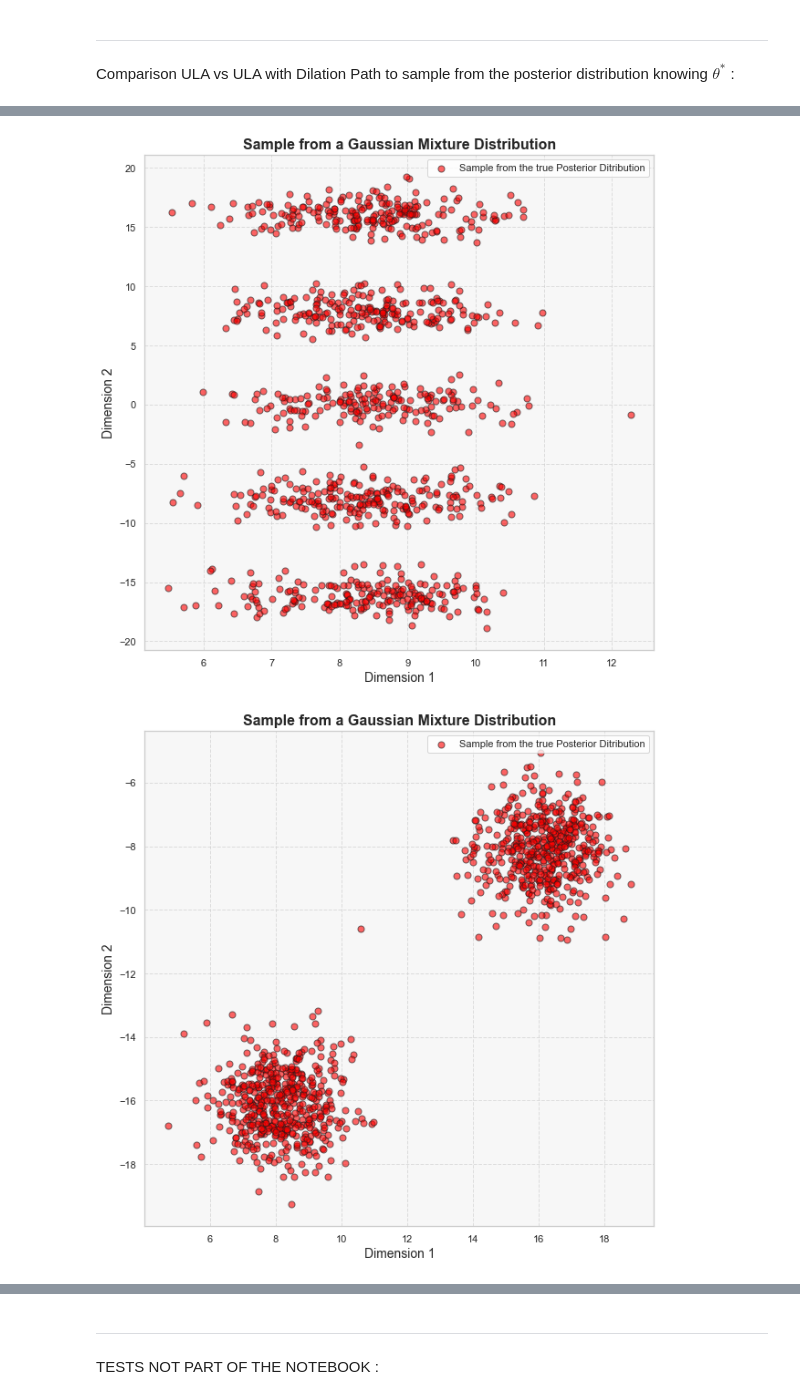
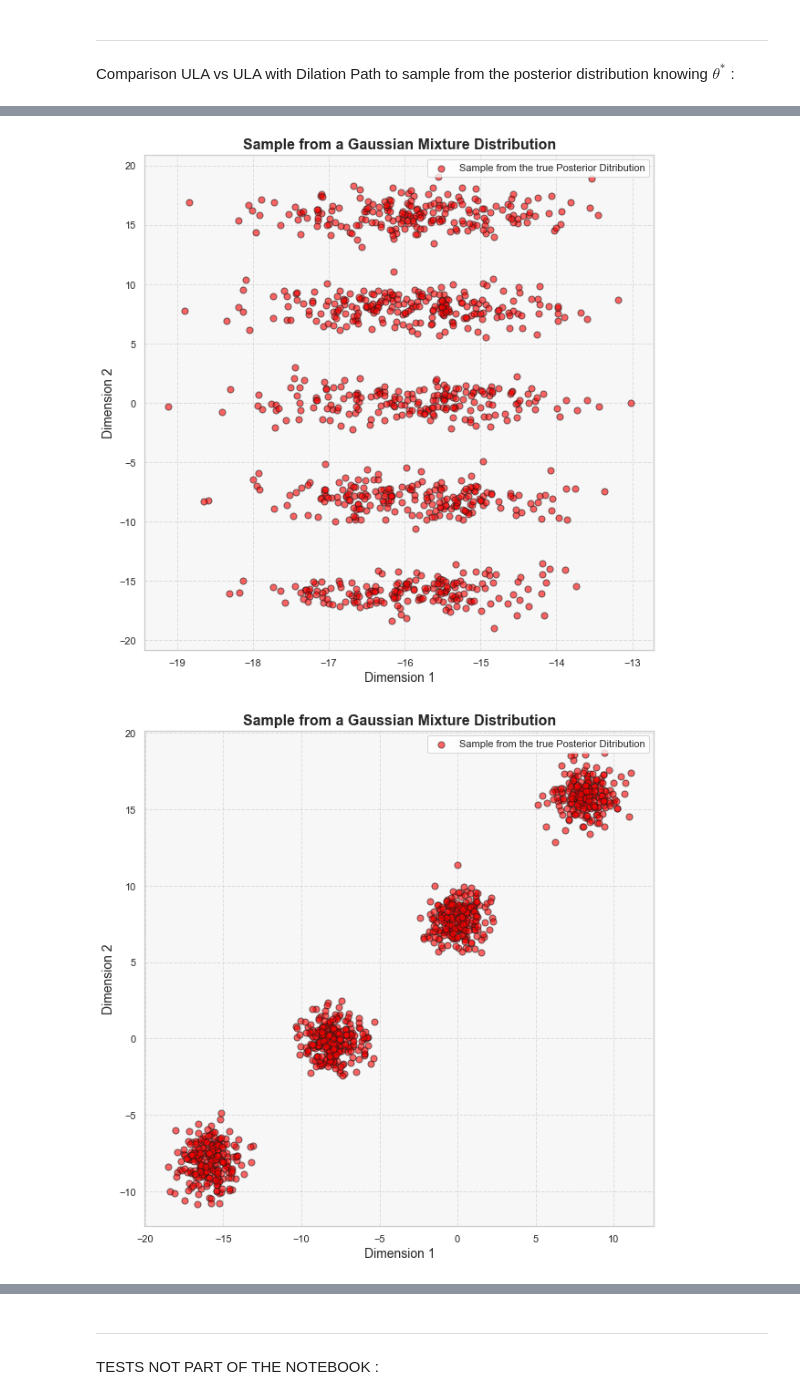
Before and after one commit to PyTomSss/Research_Project-Imperial_College, a Jupyter notebook: Interacting Particles - MMLE/IPLA - MMLE V2.ipynb, the cells around one changed output, grey strips where cells are left out. Drawn from its saved outputs; the diff is of its cells as text; code cells hidden in the pictures.

```diff
--- a/Interacting Particles - MMLE/IPLA - MMLE V2.ipynb
+++ b/Interacting Particles - MMLE/IPLA - MMLE V2.ipynb
@@ -188,7 +224,7 @@ def plot_sample_dx(sample_to_plot_1, desc_sample_1 = '', sample_to_plot_2=None,
 
     if sample_to_plot_2 is not None:
 
-        plt.scatter(sample_to_plot_2[:, 0], sample_to_plot_2[:, 1], alpha=0.2, s=50, color=sns.color_palette("husl", 8)[2], label = desc_sample_2, edgecolor='k')
+        plt.scatter(sample_to_plot_2[:, 0], sample_to_plot_2[:, 1], alpha=0.05, s=50, color=sns.color_palette("husl", 8)[2], label = desc_sample_2, edgecolor='k')
 
     plt.title('Sample from a Gaussian Mixture Distribution', fontsize=16, weight='bold')
     plt.xlabel('Dimension 1', fontsize=14)
@@ -224,7 +260,8 @@ def generate_obs_dx(x_star, theta, sigma_y) :
      return y_obs
 # %%
 x_star = sample_prior_dx(1, params[0], params[1], params[2])
-theta_star = np.random.uniform(0, 1, 80)
+#theta_star = np.random.uniform(0, 1, 80)
+theta_star = np.random.uniform(0, 1, 20)
 
 y_obs_dx = generate_obs_dx(x_star, theta_star, 0.1)
 y_obs_dx
@@ -273,13 +310,11 @@ def post_params_dx(theta, sigma_y, centers_prior, covariances_prior, weights_pri
     weights_posteriori = weights_posteriori / np.sum(weights_posteriori)
 
     return centers_posteriori, covariances_posteriori, weights_posteriori
-# %%
-theta_star = np.tile([-1, 1], 40)
-#theta_star = np.tile(np.random.uniform(-4, 4, 40), 2)
 # %%
-centers_posteriori, covariances_posteriori, weights_posteriori = post_params_dx(theta_star, 0.1, means_prior, covariances_prior, weights_prior, y_obs_dx)
+centers_posteriori, covariances_posteriori, weights_posteriori = post_params_dx(theta_star, 0.1, params[0], params[1], params[2], y_obs_dx)
 
 sample_post = sample_prior_dx(1000, centers_posteriori, covariances_posteriori, weights_posteriori)
+
 plot_sample_dx(sample_post)
 # %% [output]
 No handles with labels found to put in legend.
@@ -352,7 +495,7 @@ for i in range(len(theta_star_list)):
 # %%
 for i in range(len(theta_star_list)):
 
-    centers_posteriori, covariances_posteriori, weights_posteriori = post_params_dx(theta_star_list[i], 0.1, means_prior, covariances_prior, weights_prior, y_obs_list[i])
+    centers_posteriori, covariances_posteriori, weights_posteriori = post_params_dx(theta_star_list[i], 0.1, params[0], params[1], params[2], y_obs_list[i])
 
     sample_post = sample_prior_dx(1000, centers_posteriori, covariances_posteriori, weights_posteriori)
 
@@ -362,2 +505,2 @@ for i in range(len(theta_star_list)):
-[figure, old version]
+[figure, new version]
-[figure, old version]
+[figure, new version]
```
Also changed, not shown: parts of 30 cells of this notebook, 1 other file.
